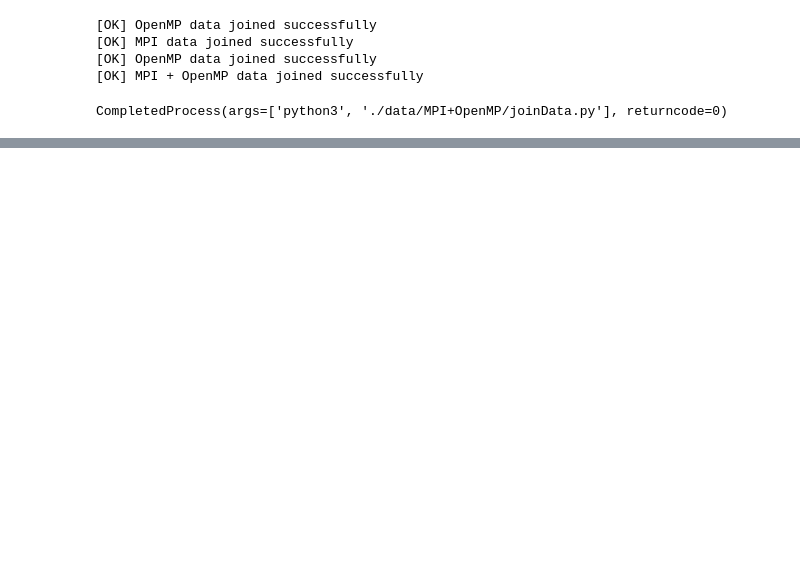
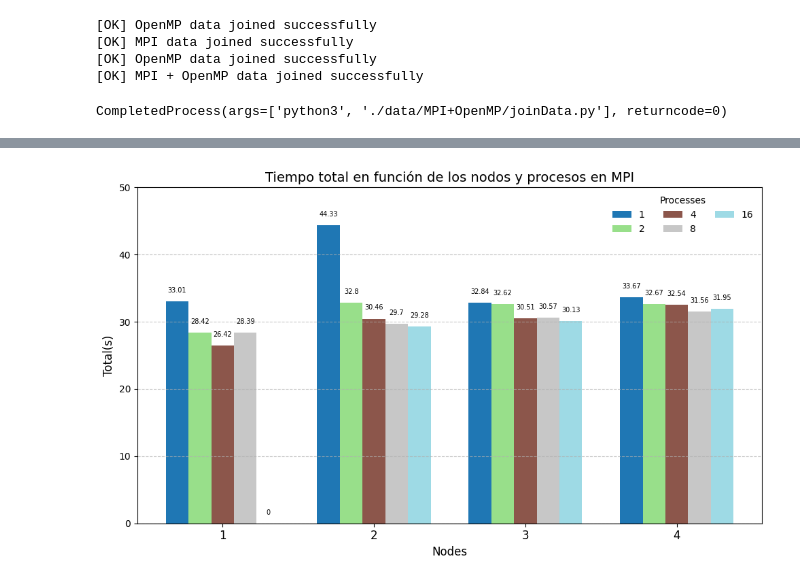
Before and after one commit to CDF51342/HPC-MPI-OpenMP, a Jupyter notebook: graphics.ipynb, the cells around one changed output, grey strips where cells are left out. Cells and saved outputs as stored; diff of their text form; code cells hidden in the pictures; blank space fills up the shorter version.

```diff
--- a/graphics.ipynb
+++ b/graphics.ipynb
@@ -176,0 +275,4 @@ See the caveats in the documentation: https://pandas.pydata.org/pandas-docs/stab
+# %%
+draw_grouped_bar_chart(mpi_data, "Nodes", "Processes", "Total(s)", 'Tiempo total en función de los nodos y procesos en MPI')
+# %% [output]
+[figure, added]
```
Also changed, not shown: parts of 25 cells of this notebook, 24 other files.
